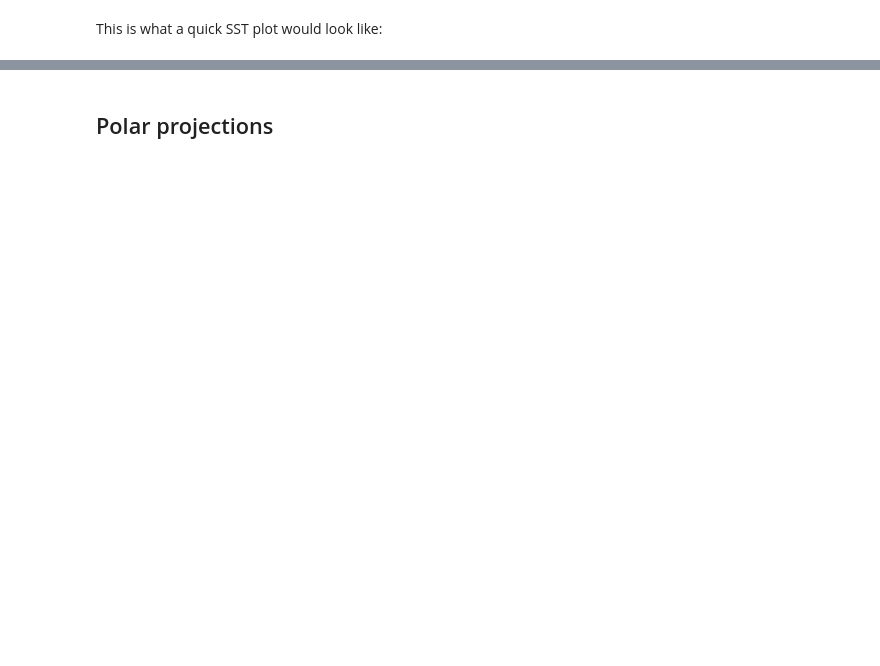
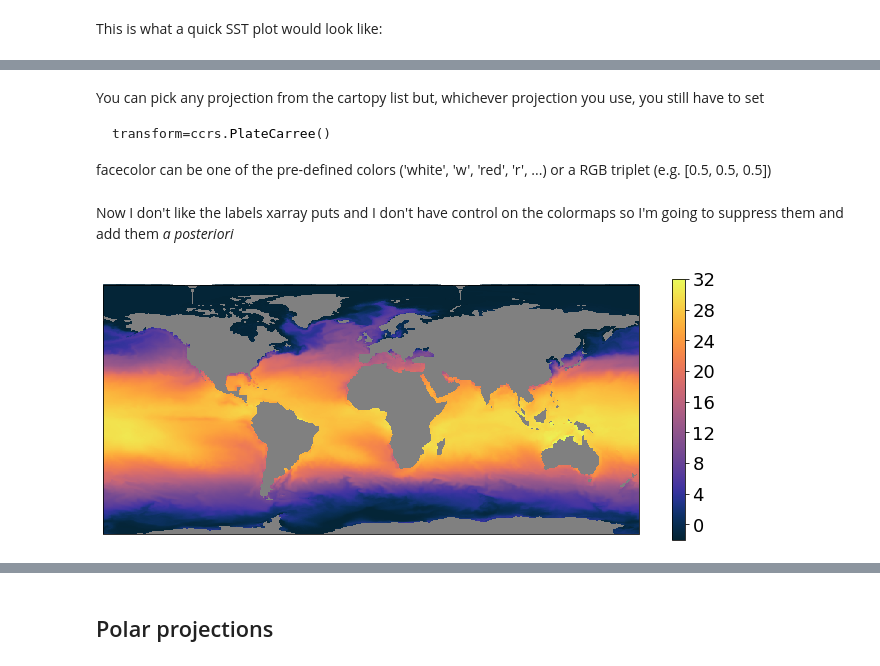
Before and after one commit to MOM6-community/MOM6-AnalysisCookbook, a Jupyter notebook: tutorials/07_Plotting.ipynb, the cells around one changed output, grey strips where cells are left out. Saved outputs shown, nothing was run; the diff lists cells and outputs as text; code cells hidden in the pictures; blank space fills up the shorter version.

````diff
--- a/tutorials/07_Plotting.ipynb
+++ b/tutorials/07_Plotting.ipynb
@@ -39,0 +72,29 @@ Let's define a sweet function with options that are more fitting for a publicati
+# %% [markdown]
+You can pick any projection from the cartopy list but, whichever projection you use, you still have to set
+
+```python
+transform=ccrs.PlateCarree()
+```
+
+facecolor can be one of the pre-defined colors ('white', 'w', 'red', 'r', ...) or a RGB triplet (e.g. [0.5, 0.5, 0.5])
+# %% [markdown]
+Now I don't like the labels xarray puts and I don't have control on the colormaps so I'm going to suppress them and
+add them *a posteriori*
+# %%
+subplot_kws=dict(projection=ccrs.PlateCarree(),
+                 facecolor='grey')
+
+plt.figure(figsize=[12,8])
+p = sst_plot.plot(x='geolon', y='geolat',
+                  vmin=-2, vmax=32,
+                  cmap=cmocean.cm.thermal,
+                  subplot_kws=subplot_kws,
+                  transform=ccrs.PlateCarree(),
+                  add_labels=False,
+                  add_colorbar=False)
+
+# add separate colorbar
+cb = plt.colorbar(p, ticks=[0,4,8,12,16,20,24,28,32], shrink=0.6)
+cb.ax.tick_params(labelsize=18)
+# %% [output]
+[figure, added]
````
Also changed, not shown: parts of 41 cells of this notebook.
